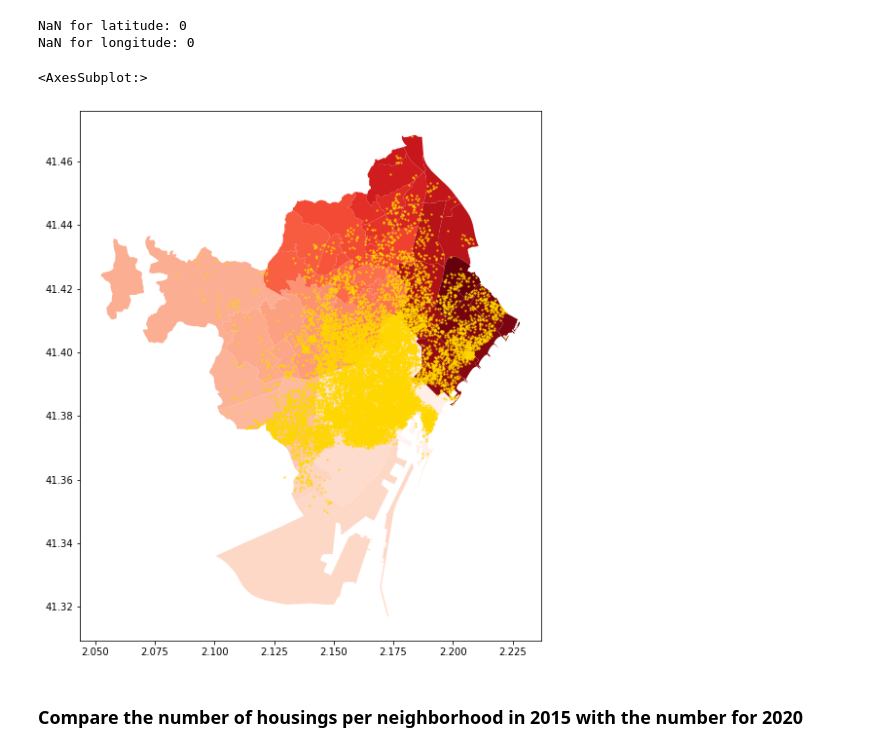
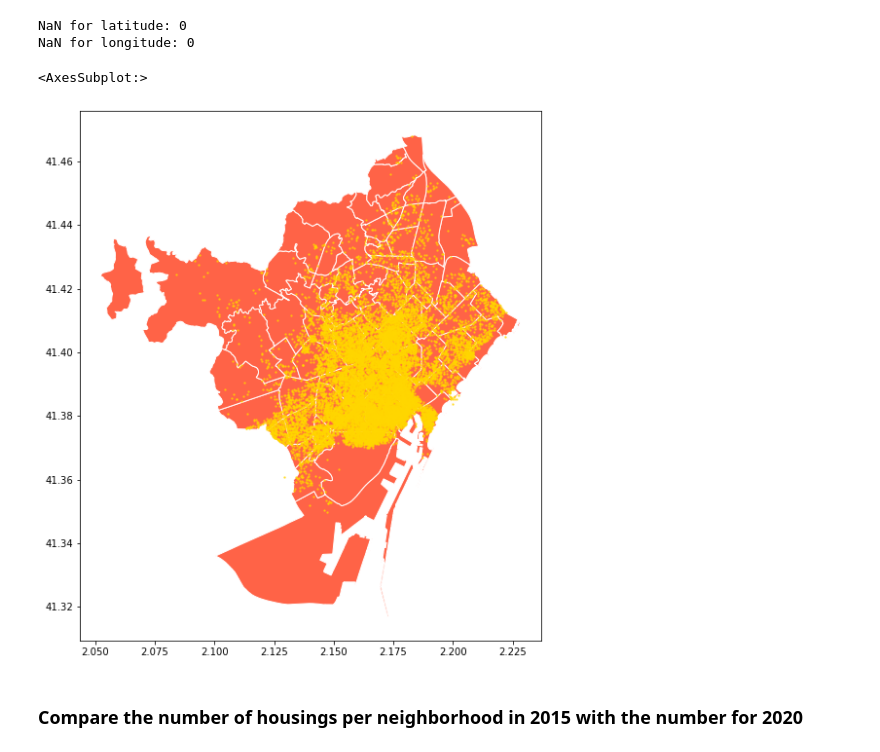
Before and after one commit to AntoniaVillarino/renting_airbnb_barcelona, a Jupyter notebook: airbnb_EDA.ipynb, the cells around one changed output. Saved outputs shown, nothing was run; the diff lists cells and outputs as text; code cells hidden in the pictures.

```diff
--- a/airbnb_EDA.ipynb
+++ b/airbnb_EDA.ipynb
@@ -156,12 +158,12 @@ geo_df_airbnb_2020 = geopandas.GeoDataFrame(df_airbnb_2020,
 # %%
 fig, ax = plt.subplots(figsize=(10,10))
 
 ax.set_aspect('equal')
-barcelona.plot(column='BARRI', cmap='Reds', ax=ax)
+barcelona.plot(column='BARRI', color='tomato', edgecolor='white', ax=ax)
 geo_df_airbnb_2020.plot(marker='o', alpha=0.6, color='gold', markersize=2, ax=ax)
 # %% [output]
 <AxesSubplot:>
-[figure, old version]
+[figure, new version]
 # %% [markdown]
 ### Compare the number of housings per neighborhood in 2015 with the number for 2020
 # %%
```
Also changed, not shown: parts of 26 cells of this notebook.
